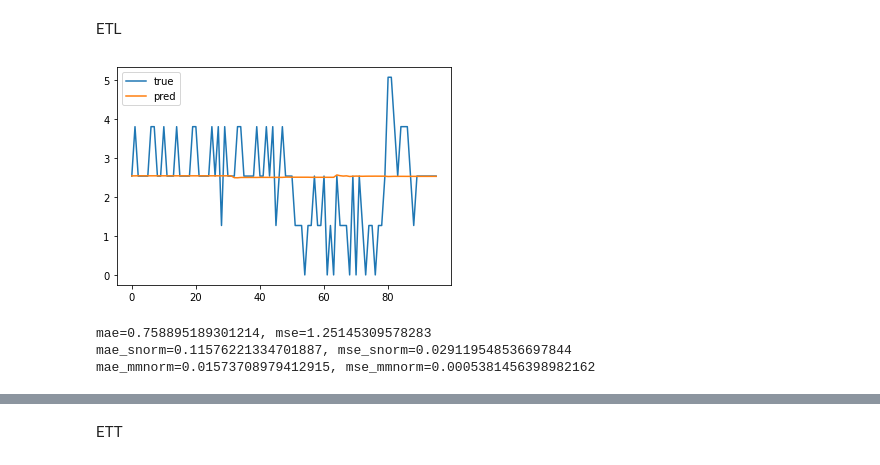
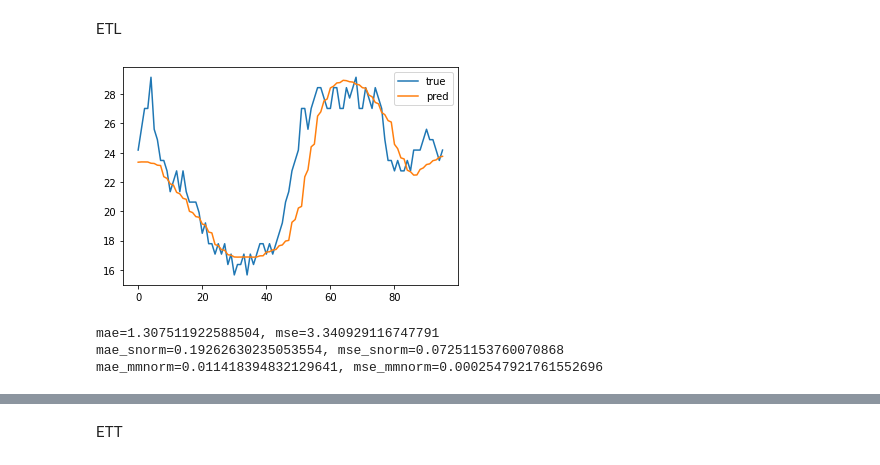
Before and after one commit to timetoai/TimeDiffusion_forecasting, a Jupyter notebook: TD_vis.ipynb, the cells around one changed output, grey strips where cells are left out. Cells and saved outputs as stored; diff of their text form; code cells hidden in the pictures.

Commit message:
results Exchange and ETT added, vis added

```diff
--- a/TD_vis.ipynb
+++ b/TD_vis.ipynb
@@ -70,6 +70,7 @@ mae_mmnorm=0.025896451144318666, mse_mmnorm=0.0009252953252606197
 # %%
 preprocess_funcs_names = ["Pure", "StandardScaler", "MinMaxScaler"]
 metrics = [MAE, MSE, MAPE]
+result = []
 
 for horizon_id, horizon in enumerate(horizons):
     ds_metrics = defaultdict(list)
@@ -81,9 +82,17 @@ for horizon_id, horizon in enumerate(horizons):
                     metric(pfunc(results[horizon_id][ts_id]["preds"]), pfunc(results[horizon_id][ts_id]["y"]))
                     )
     ds_metrics = {key: np.mean(value) for key, value in ds_metrics.items()}
+    result.append((ds_metrics["MAE_numpy_StandardScaler"], ds_metrics["MSE_numpy_StandardScaler"], horizon))
+
     print(f"{horizon=}")
     for pfunc_name in preprocess_funcs_names:
         print(f"\tMAE_{pfunc_name}={ds_metrics[f'MAE_numpy_{pfunc_name}']:0.3f} MSE_{pfunc_name}={ds_metrics[f'MSE_numpy_{pfunc_name}']:0.3f}")
     print(f"\tMAPE={ds_metrics['MAPE_numpy_Pure']}")
+
+result = pd.DataFrame(result, columns=["mae", "mse", "horizon"])
+res_path = Path(results_dir / "Exchange" / "TD_Exchange_norm.csv")
+if not res_path.exists():
+    result.to_csv(res_path, index=False)
+result
 # %% [output]
 horizon=96
@@ -127,35 +141,35 @@ for ts_id, ts in enumerate(get_etl_dataset(data_dir / "LD2011_2014.txt")):
         break
 # %%
 horizon_id = 0
-ts_id = 0
+ts_id = 1
 sample_id = 0
 
 y_true = results[horizon_id][ts_id]['y'][sample_id]
 preds = results[horizon_id][ts_id]['preds'][sample_id]
 
 plt.plot(y_true)
 plt.plot(preds)
 plt.legend(["true", "pred"])
 plt.show()
 
 mae = MAE(preds, y_true)
 mse = MSE(preds, y_true)
 print(f"{mae=}, {mse=}")
 
 preds_snorm, y_true_snorm = map(s_scalers[ts_id].transform, (preds, y_true))
 mae_snorm = MAE(preds_snorm, y_true_snorm)
 mse_snorm = MSE(preds_snorm, y_true_snorm)
 print(f"{mae_snorm=}, {mse_snorm=}")
 
 preds_mmnorm, y_true_mmnorm = map(mm_scalers[ts_id].transform, (preds, y_true))
 mae_mmnorm = MAE(preds_mmnorm, y_true_mmnorm)
 mse_mmnorm = MSE(preds_mmnorm, y_true_mmnorm)
 print(f"{mae_mmnorm=}, {mse_mmnorm=}")
 # %% [output]
-[figure, old version]
+[figure, new version]
-mae=0.758895189301214, mse=1.25145309578283
-mae_snorm=0.11576221334701887, mse_snorm=0.029119548536697844
-mae_mmnorm=0.01573708979412915, mse_mmnorm=0.0005381456398982162
+mae=1.307511922588504, mse=3.340929116747791
+mae_snorm=0.19262630235053554, mse_snorm=0.07251153760070868
+mae_mmnorm=0.011418394832129641, mse_mmnorm=0.0002547921761552696
 # %%
 preprocess_funcs_names = ["Pure", "StandardScaler", "MinMaxScaler"]
 metrics = [MAE, MSE, MAPE]
```
Also changed, not shown: parts of 5 cells of this notebook, 2 other files.
